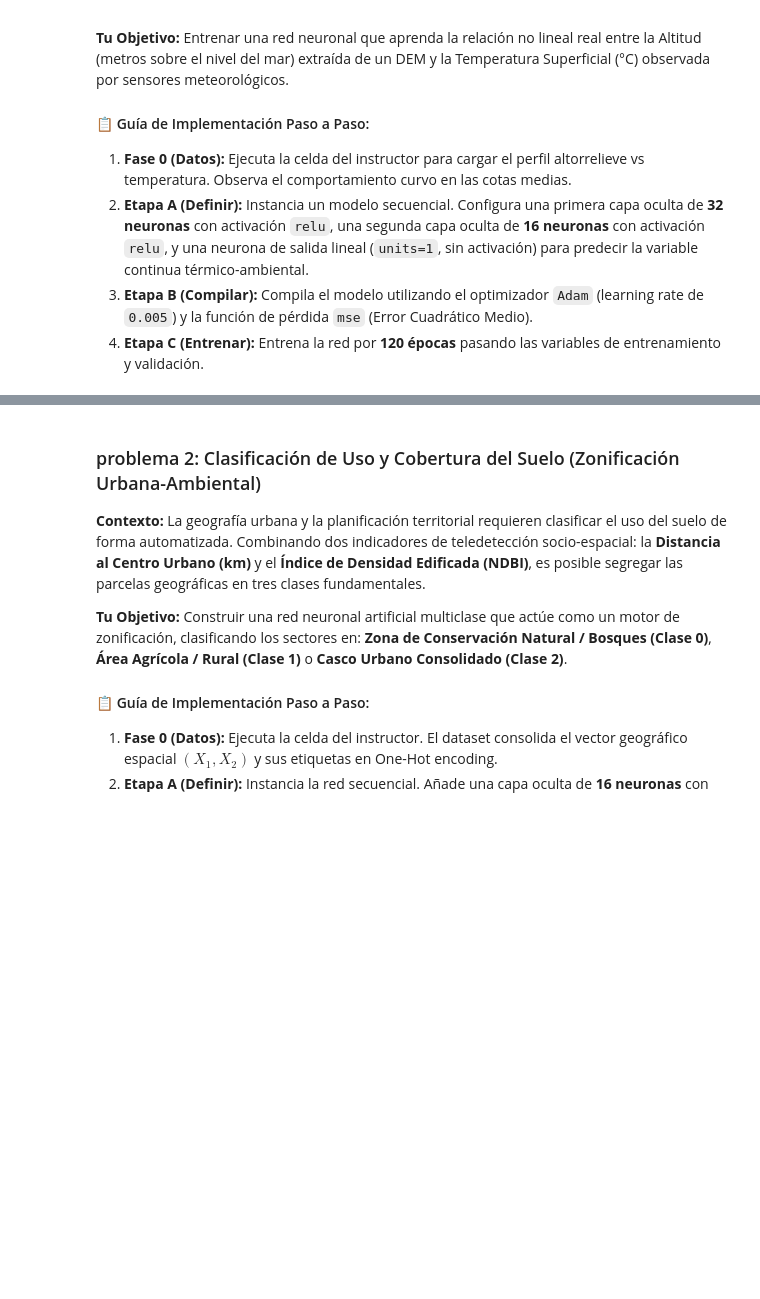
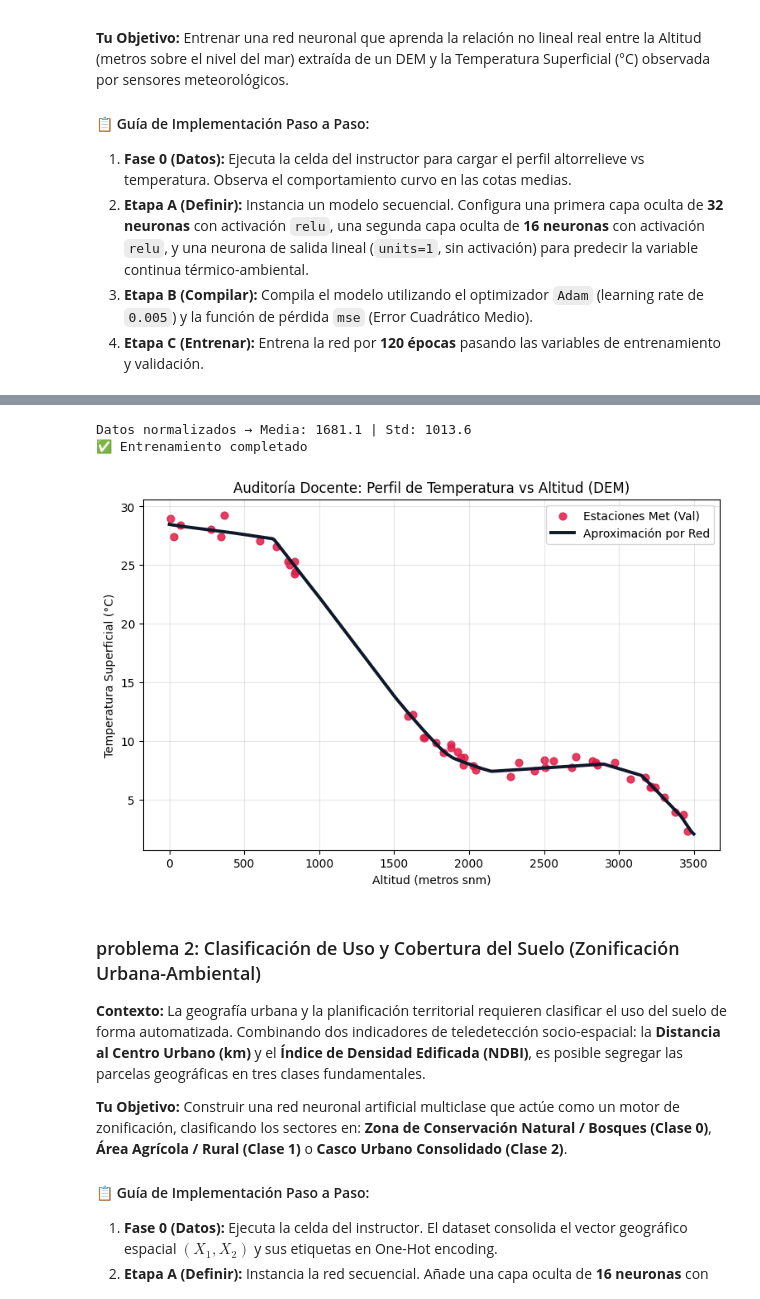
Before and after one commit to hmartinez00/introduccion_nn_python, a Jupyter notebook: notebooks/solutions/sesion1_solutions/practica_geografia.ipynb, the cells around one changed output, grey strips where cells are left out. Saved outputs shown, nothing was run; the diff lists cells and outputs as text; code cells hidden in the pictures; blank space fills up the shorter version.

```diff
--- a/notebooks/solutions/sesion1_solutions/practica_geografia.ipynb
+++ b/notebooks/solutions/sesion1_solutions/practica_geografia.ipynb
@@ -93,3 +141,79 @@ plt.show()
+# %%
+# @title Solución Oficial - Problema 1
+
+# =====================================================================
+# ARQUITECTURA MEJORADA + NORMALIZACIÓN CORRECTA
+# =====================================================================
+
+# 1. NORMALIZACIÓN (solo con datos de entrenamiento)
+X_mean = X_train_p1.mean()
+X_std  = X_train_p1.std()
+
+X_train_norm = (X_train_p1 - X_mean) / X_std
+X_val_norm   = (X_val_p1 - X_mean) / X_std
+
+print(f"Datos normalizados → Media: {X_mean:.1f} | Std: {X_std:.1f}")
+
+# 2. MODELO MEJORADO
+model_p1 = keras.Sequential([
+    keras.Input(shape=[1]),
+    keras.layers.Dense(128, activation='relu'),
+    keras.layers.Dense(64, activation='relu'),
+    keras.layers.Dense(32, activation='relu'),
+    keras.layers.Dense(16, activation='relu'),
+    keras.layers.Dense(1, activation='linear')
+])
+
+model_p1.compile(
+    optimizer=keras.optimizers.Adam(learning_rate=0.003),
+    loss='mse',
+    metrics=['mae']
+)
+
+# Callbacks
+callbacks = [
+    keras.callbacks.EarlyStopping(patience=70, restore_best_weights=True),
+    keras.callbacks.ReduceLROnPlateau(factor=0.5, patience=20, min_lr=1e-6)
+]
+
+# 3. Entrenamiento
+history = model_p1.fit(
+    X_train_norm, Y_train_p1,
+    epochs=800,
+    validation_data=(X_val_norm, Y_val_p1),
+    verbose=0,
+    callbacks=callbacks
+)
+
+print("✅ Entrenamiento completado")
+
+# =====================================================================
+# GRÁFICA CORRECTA (con normalización aplicada)
+# =====================================================================
+
+plt.figure(figsize=(9, 5.5))
+
+# Datos reales de validación
+plt.scatter(X_val_p1, Y_val_p1, color='#e11d48', label='Estaciones Met (Val)', alpha=0.85, s=40)
+
+# Predicción correcta sobre grid
+X_grid = np.linspace(0, 3500, 300).reshape(-1, 1)
+X_grid_norm = (X_grid - X_mean) / X_std                     # ← Esta es la línea clave
+
+y_pred_grid = model_p1.predict(X_grid_norm, verbose=0)
+
+plt.plot(X_grid, y_pred_grid, color='#0f172a', linewidth=2.8, label='Aproximación por Red')
+
+plt.title("Auditoría Docente: Perfil de Temperatura vs Altitud (DEM)")
+plt.xlabel("Altitud (metros snm)")
+plt.ylabel("Temperatura Superficial (°C)")
+plt.grid(True, alpha=0.3)
+plt.legend()
+plt.show()
+# %% [output]
+Datos normalizados → Media: 1681.1 | Std: 1013.6
+✅ Entrenamiento completado
+[figure, added]
 # %% [markdown]
 ### problema 2: Clasificación de Uso y Cobertura del Suelo (Zonificación Urbana-Ambiental)
 
```
Also changed, not shown: parts of 10 cells of this notebook.
